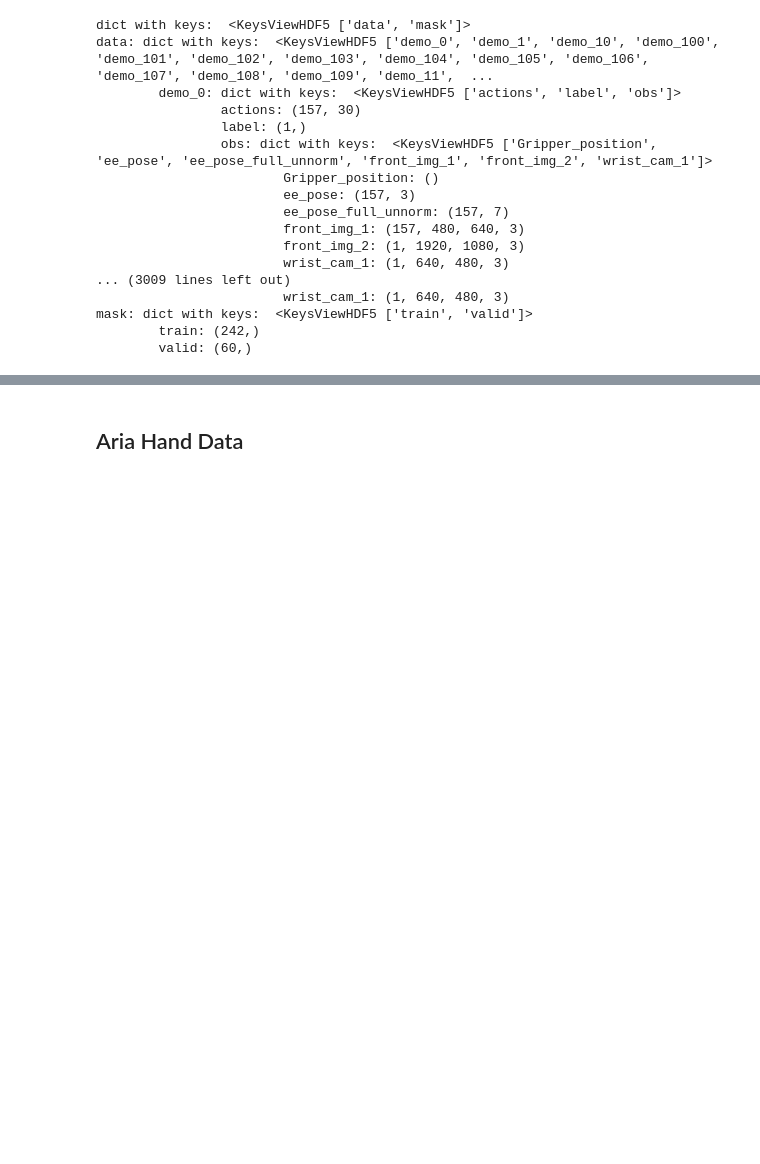
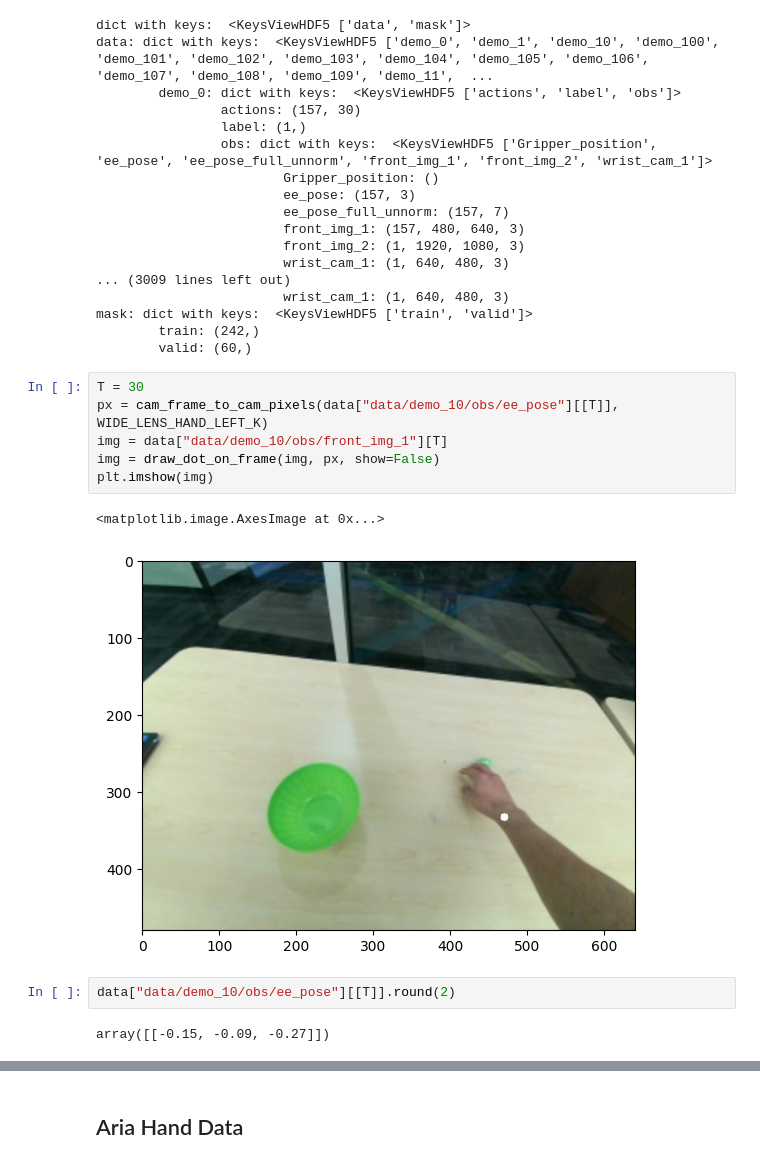
Before and after one commit to swati-gupta-tri-global/EgoMimic, a Jupyter notebook: mimicplay/scripts/aloha_process/VRV2.ipynb, the cells around one changed output, grey strips where cells are left out. Drawn from its saved outputs; the diff is of its cells as text; blank space fills up the shorter version.

```diff
--- a/mimicplay/scripts/aloha_process/VRV2.ipynb
+++ b/mimicplay/scripts/aloha_process/VRV2.ipynb
@@ -30,3 +30,16 @@ data: dict with keys:  <KeysViewHDF5 ['demo_0', 'demo_1', 'demo_10', 'demo_100',
 mask: dict with keys:  <KeysViewHDF5 ['train', 'valid']>
         train: (242,)
         valid: (60,)
+# %%
+T = 30
+px = cam_frame_to_cam_pixels(data["data/demo_10/obs/ee_pose"][[T]], WIDE_LENS_HAND_LEFT_K)
+img = data["data/demo_10/obs/front_img_1"][T]
+img = draw_dot_on_frame(img, px, show=False)
+plt.imshow(img)
+# %% [output]
+<matplotlib.image.AxesImage at 0x...>
+[figure, added]
+# %%
+data["data/demo_10/obs/ee_pose"][[T]].round(2)
+# %% [output]
+array([[-0.15, -0.09, -0.27]])
```
Also changed, not shown: parts of 9 cells of this notebook, 6 other files.
